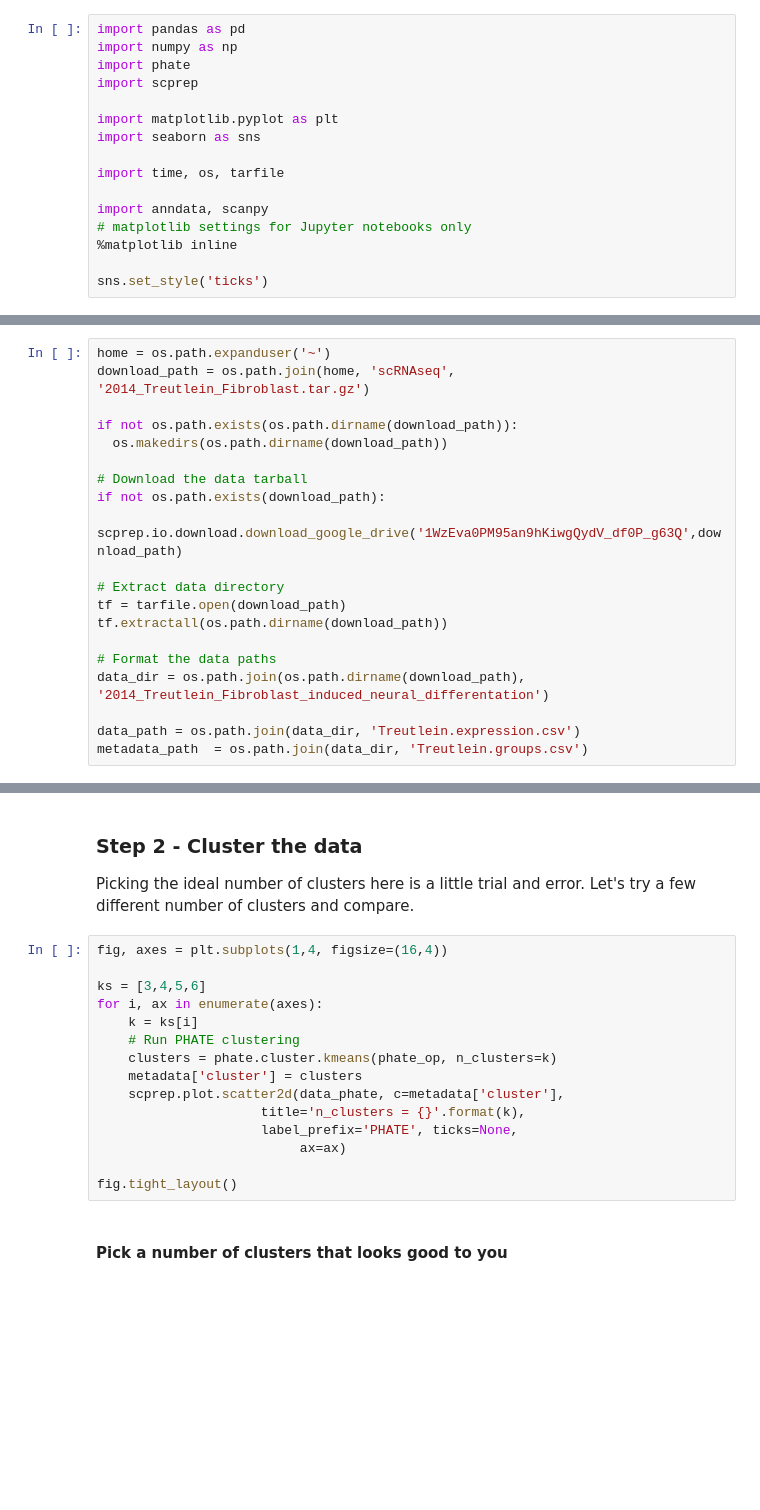
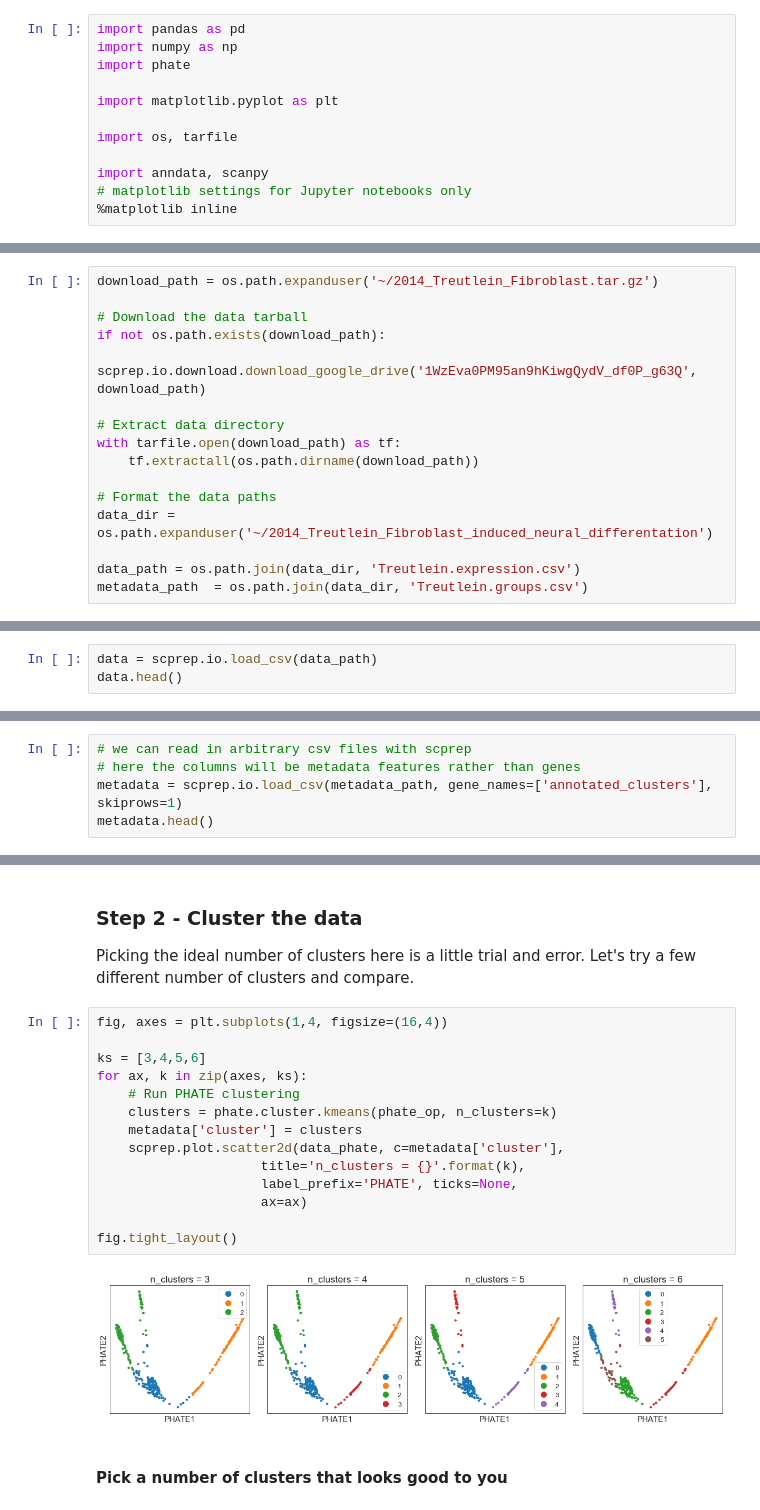
Before and after one commit to KrishnaswamyLab/SingleCellWorkshop, a Jupyter notebook: exercises/TrajectoryInference/notebooks/01_Treutlein_fibroblast_data.ipynb, the cells around one changed output, grey strips where cells are left out. Cells and saved outputs as stored; diff of their text form; blank space fills up the shorter version.

```diff
--- a/exercises/TrajectoryInference/notebooks/01_Treutlein_fibroblast_data.ipynb
+++ b/exercises/TrajectoryInference/notebooks/01_Treutlein_fibroblast_data.ipynb
@@ -11,18 +12,14 @@ scprep.io.download.download_google_drive('1VuddKA7Xa23NAFKvRUmtuND16eEMHL9z', '/
 import pandas as pd
 import numpy as np
 import phate
-import scprep
 
 import matplotlib.pyplot as plt
-import seaborn as sns
 
-import time, os, tarfile
+import os, tarfile
 
 import anndata, scanpy
 # matplotlib settings for Jupyter notebooks only
 %matplotlib inline
-
-sns.set_style('ticks')
 # %% [markdown]
 # Comparing trajectory inference algorithms on Treutlein fibroblast data
 
@@ -40,22 +37,18 @@ We're breaking this section into the following parts. First, we'll run Slingshot
 # %% [markdown]
 #### Download data from Google Drive
 # %%
-home = os.path.expanduser('~')
-download_path = os.path.join(home, 'scRNAseq', '2014_Treutlein_Fibroblast.tar.gz')
-
-if not os.path.exists(os.path.dirname(download_path)):
-  os.makedirs(os.path.dirname(download_path))
+download_path = os.path.expanduser('~/2014_Treutlein_Fibroblast.tar.gz')
 
 # Download the data tarball
 if not os.path.exists(download_path):
-    scprep.io.download.download_google_drive('1WzEva0PM95an9hKiwgQydV_df0P_g63Q',download_path)
+    scprep.io.download.download_google_drive('1WzEva0PM95an9hKiwgQydV_df0P_g63Q', download_path)
 
 # Extract data directory
-tf = tarfile.open(download_path)
-tf.extractall(os.path.dirname(download_path))
+with tarfile.open(download_path) as tf:
+    tf.extractall(os.path.dirname(download_path))
 
 # Format the data paths
-data_dir = os.path.join(os.path.dirname(download_path), '2014_Treutlein_Fibroblast_induced_neural_differentation')
+data_dir = os.path.expanduser('~/2014_Treutlein_Fibroblast_induced_neural_differentation')
 
 data_path = os.path.join(data_dir, 'Treutlein.expression.csv')
 metadata_path  = os.path.join(data_dir, 'Treutlein.groups.csv')
@@ -68,0 +57,3 @@ metadata.columns = pd.Index(['annotated_clusters'])
+# %%
+data = scprep.io.load_csv(data_path)
+data.head()
@@ -68,0 +68,5 @@ metadata.columns = pd.Index(['annotated_clusters'])
+# %%
+# we can read in arbitrary csv files with scprep
+# here the columns will be metadata features rather than genes
+metadata = scprep.io.load_csv(metadata_path, gene_names=['annotated_clusters'], skiprows=1)
+metadata.head()
@@ -106,18 +139,19 @@ Picking the ideal number of clusters here is a little trial and error. Let's try
 # %%
 fig, axes = plt.subplots(1,4, figsize=(16,4))
 
 ks = [3,4,5,6]
-for i, ax in enumerate(axes):
-    k = ks[i]
+for ax, k in zip(axes, ks):
     # Run PHATE clustering
     clusters = phate.cluster.kmeans(phate_op, n_clusters=k)
     metadata['cluster'] = clusters
     scprep.plot.scatter2d(data_phate, c=metadata['cluster'],
                      title='n_clusters = {}'.format(k),
                      label_prefix='PHATE', ticks=None,
-                          ax=ax)
+                     ax=ax)
 
 fig.tight_layout()
+# %% [output]
+[figure, added]
 # %% [markdown]
 #### Pick a number of clusters that looks good to you
 # %%
```
Also changed, not shown: parts of 21 cells of this notebook.
